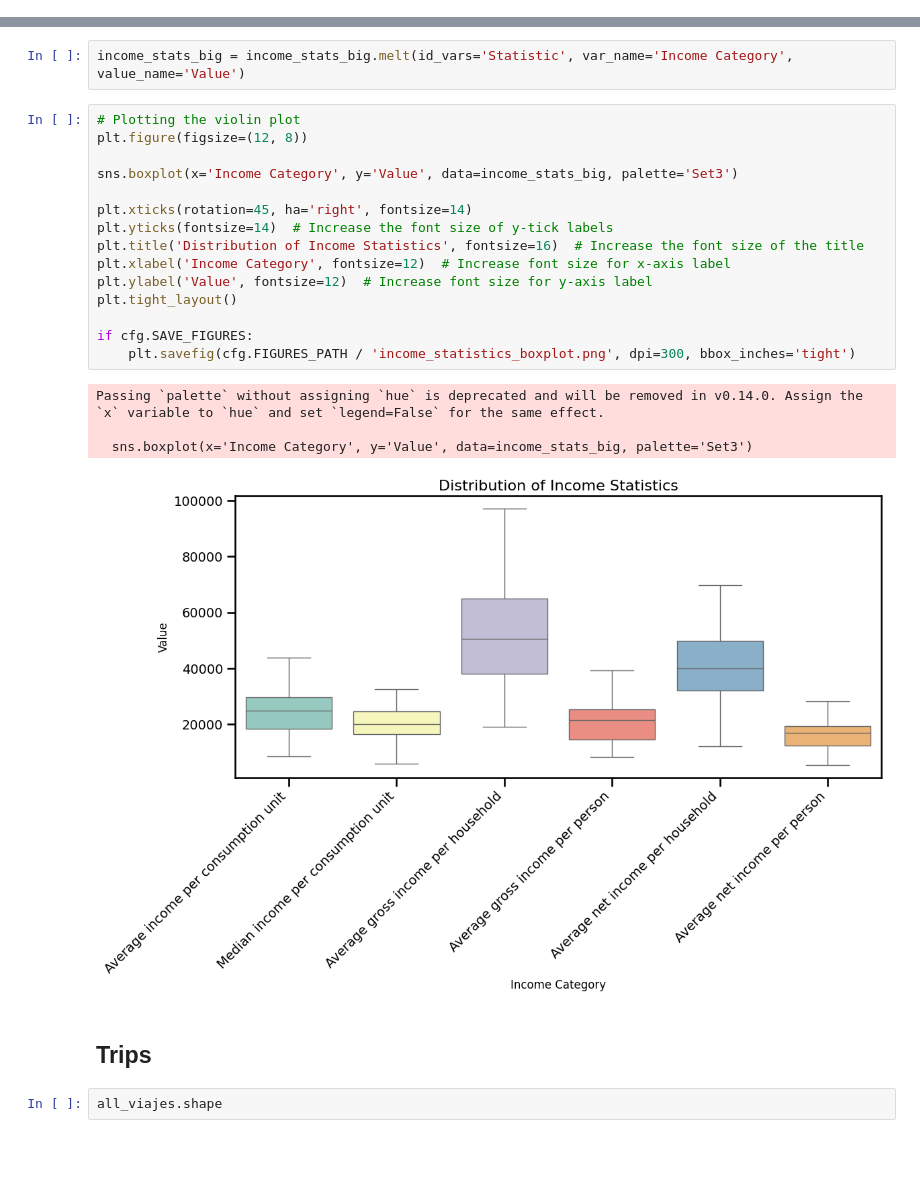
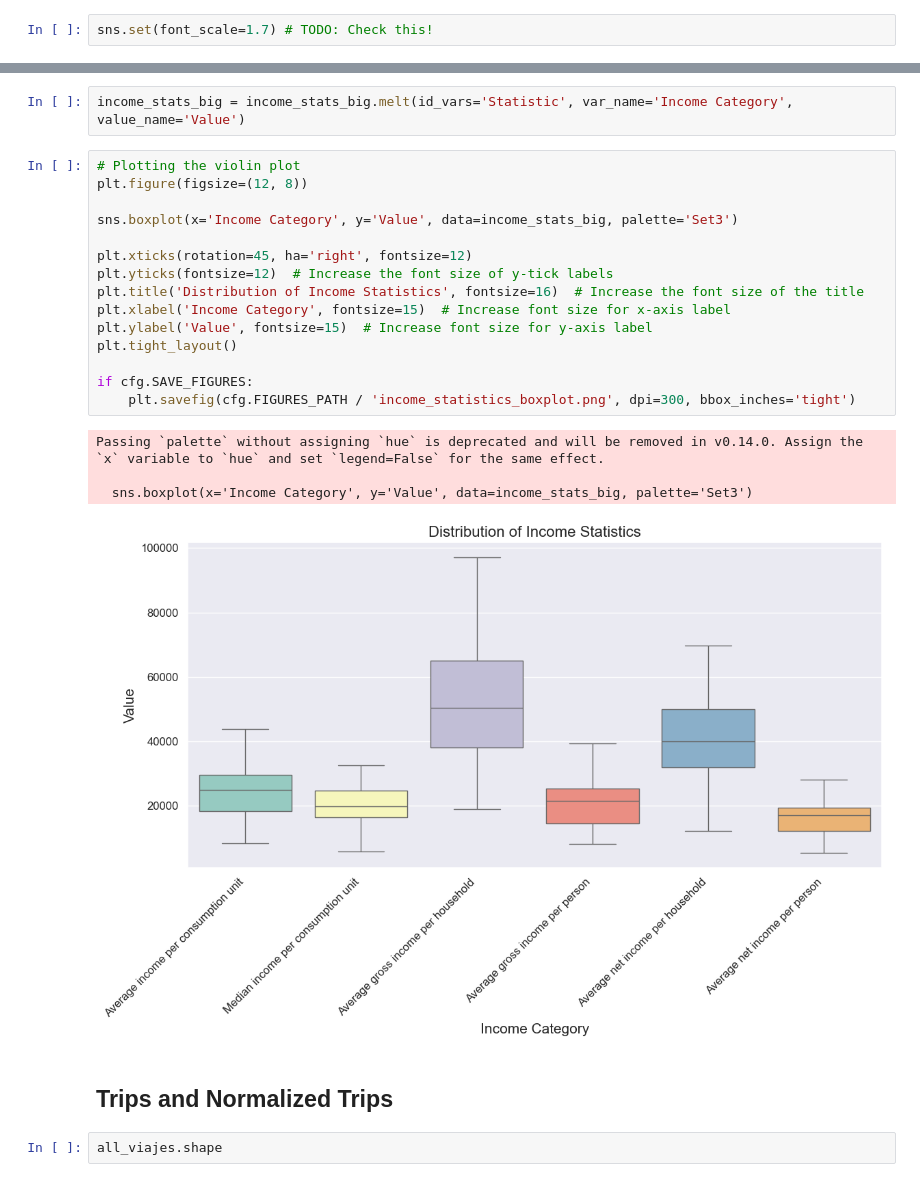
Before and after one commit to carobs9/thesis_project, a Jupyter notebook: data_overview/descriptives.ipynb, the cells around one changed output, grey strips where cells are left out. Saved outputs shown, nothing was run; the diff lists cells and outputs as text; blank space fills up the shorter version.

```diff
--- a/data_overview/descriptives.ipynb
+++ b/data_overview/descriptives.ipynb
@@ -168,6 +163,8 @@ df
 | 3 | Average gross income per person | 0.453 | 0.003 | 3.956 |
 | 4 | Average net income per household | 0.358 | 0.004 | 3.299 |
 | 5 | Average net income per person | 0.459 | 0.001 | 4.018 |
+# %%
+sns.set(font_scale=1.7) # TODO: Check this!
 # %%
 colors = ['purple' if p < 0.05 else 'black' for p in p_values]
 
@@ -260,25 +244,25 @@ income_stats_big = income_stats_big.melt(id_vars='Statistic', var_name='Income C
 # %%
 # Plotting the violin plot
 plt.figure(figsize=(12, 8))
 
 sns.boxplot(x='Income Category', y='Value', data=income_stats_big, palette='Set3')
 
-plt.xticks(rotation=45, ha='right', fontsize=14)
-plt.yticks(fontsize=14)  # Increase the font size of y-tick labels
+plt.xticks(rotation=45, ha='right', fontsize=12)
+plt.yticks(fontsize=12)  # Increase the font size of y-tick labels
 plt.title('Distribution of Income Statistics', fontsize=16)  # Increase the font size of the title
-plt.xlabel('Income Category', fontsize=12)  # Increase font size for x-axis label
-plt.ylabel('Value', fontsize=12)  # Increase font size for y-axis label
+plt.xlabel('Income Category', fontsize=15)  # Increase font size for x-axis label
+plt.ylabel('Value', fontsize=15)  # Increase font size for y-axis label
 plt.tight_layout()
 
 if cfg.SAVE_FIGURES:
     plt.savefig(cfg.FIGURES_PATH / 'income_statistics_boxplot.png', dpi=300, bbox_inches='tight')
 # %% [output]
 Passing `palette` without assigning `hue` is deprecated and will be removed in v0.14.0. Assign the `x` variable to `hue` and set `legend=False` for the same effect.
 
   sns.boxplot(x='Income Category', y='Value', data=income_stats_big, palette='Set3')
-[figure, old version]
+[figure, new version]
 # %% [markdown]
-## Trips
+## Trips and Normalized Trips
 # %%
 all_viajes.shape
 # %% [output]
```
Also changed, not shown: parts of 20 cells of this notebook, 44 other files.
